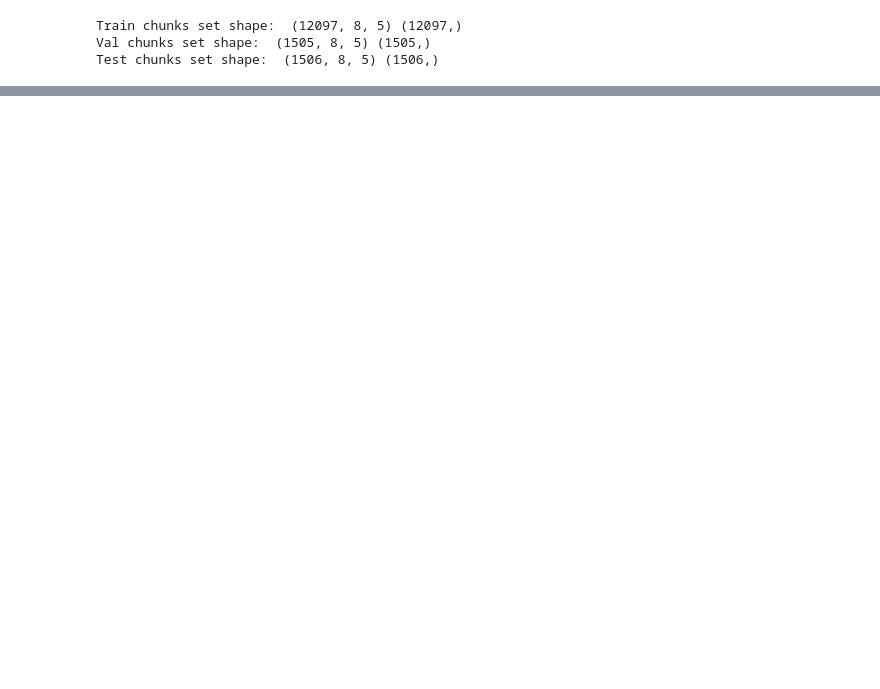
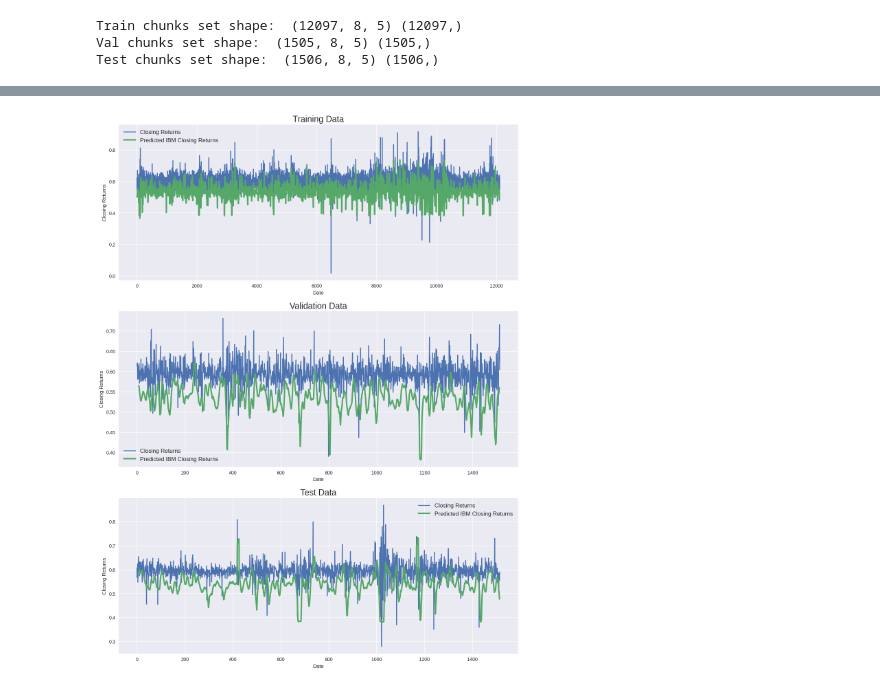
Before and after one commit to annalimm/MultiTimeSeries_Transformer, a Jupyter notebook: MultiTimeSer.ipynb, the cells around one changed output, grey strips where cells are left out. Saved outputs shown, nothing was run; the diff lists cells and outputs as text; code cells hidden in the pictures; blank space fills up the shorter version.

```diff
--- a/MultiTimeSer.ipynb
+++ b/MultiTimeSer.ipynb
@@ -804,5 +855,5 @@ Test df shape: (1514, 5)
 # %%
-RWX_train, RWy_train, RWX_val, RWy_val, RWX_test, RWy_test = chunks(arrRW_train, arrRW_val, arrRW_test)
+RWX_train, RWy_train, RWX_val, RWy_val, RWX_test, RWy_test = chunks(dfRW_train, dfRW_val, dfRW_test)
 # %% [output]
 Train chunks set shape:  (12097, 8, 5) (12097,)
 Val chunks set shape:  (1505, 8, 5) (1505,)
@@ -810,19 +863,32 @@ Test chunks set shape:  (1506, 8, 5) (1506,)
+# %%
+import time
+
+# Define a custom callback to measure epoch time
+class TimeCallback(tf.keras.callbacks.Callback):
+    def on_epoch_begin(self, epoch, logs=None):
+        self.epoch_start_time = time.time()
+
+    def on_epoch_end(self, epoch, logs=None):
+        epoch_time = time.time() - self.epoch_start_time
+        print(f"Epoch {epoch + 1} took {epoch_time:.2f} seconds")
 # %%
 RW_path = '/content/drive/My Drive/Colab Notebooks/MultiTimeSeries/TransformerRW.hdf5'
+
+RWcallback = tf.keras.callbacks.ModelCheckpoint(RW_path,
+                                              monitor='val_loss',
+                                              save_best_only=True,
+                                              save_weights_only=False,  # Save the entire model (including architecture)
+                                              verbose=1)
+
+time_callback = TimeCallback()
 # %%
-model_RW = create_model_TimeEmb()
-model_RW.save(RW_path)
-
-callback = tf.keras.callbacks.ModelCheckpoint(RW_path,
-                                              monitor='val_loss',
-                                              save_best_only=True,
-                                              save_weights_only=False,  # Save the entire model (including architecture)
-                                              verbose=1)
+# model_RW = create_model_TimeEmb()
+model_RW = create_model_noTimEmb()
 
 model_RW.fit(RWX_train, RWy_train,
           batch_size=batch_size,
           epochs = 4,
-          callbacks=[callback],
+          callbacks=[RWcallback, time_callback],
           validation_data=(RWX_val, RWy_val))
 # %% [output]
 Epoch 1/4
@@ -840 +910,8 @@ Epoch 4: val_loss did not improve from 0.00222
 <keras.src.callbacks.History at 0x...>
+# %%
+train_predRW = model_RW.predict(RWX_train)
+val_predRW = model_RW.predict(RWX_val)
+test_predRW = model_RW.predict(RWX_test)
+
+pred_plot("", train_predRW, val_predRW, test_predRW)
+# %% [output]
@@ -840,0 +921 @@ Epoch 4: val_loss did not improve from 0.00222
+[figure, added]
```
Also changed, not shown: parts of 31 cells of this notebook.
